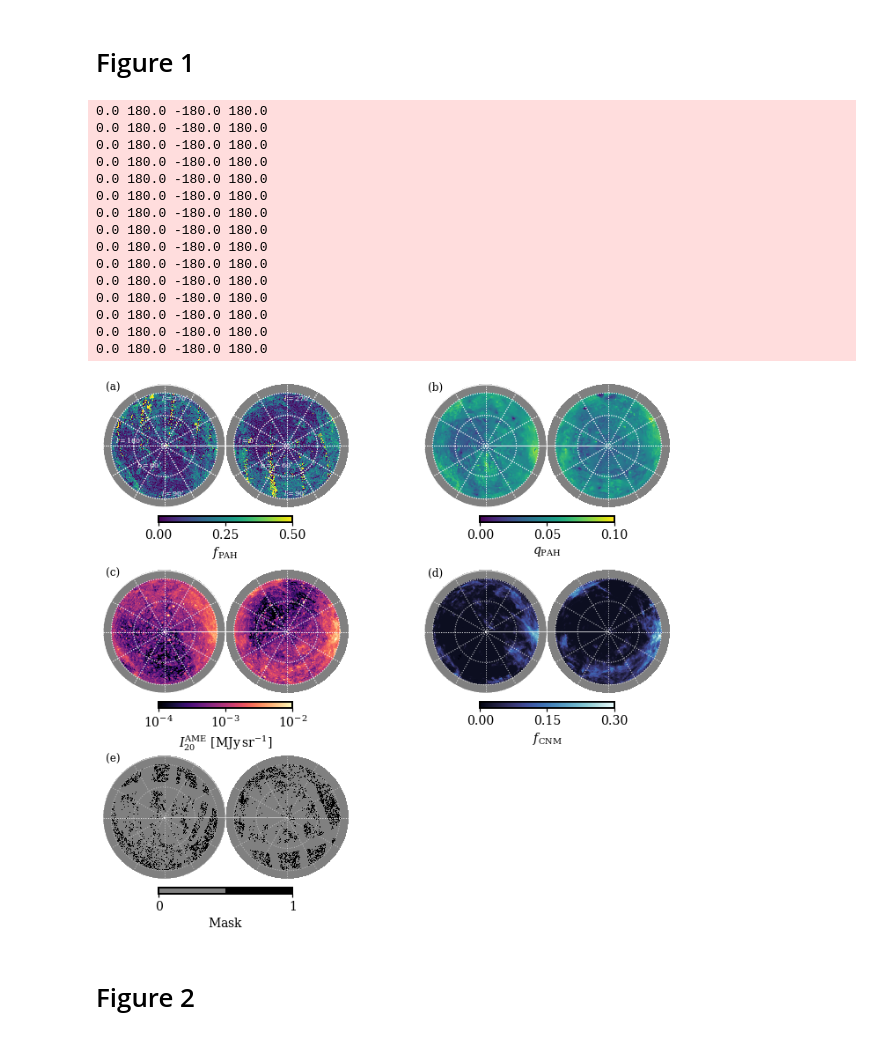
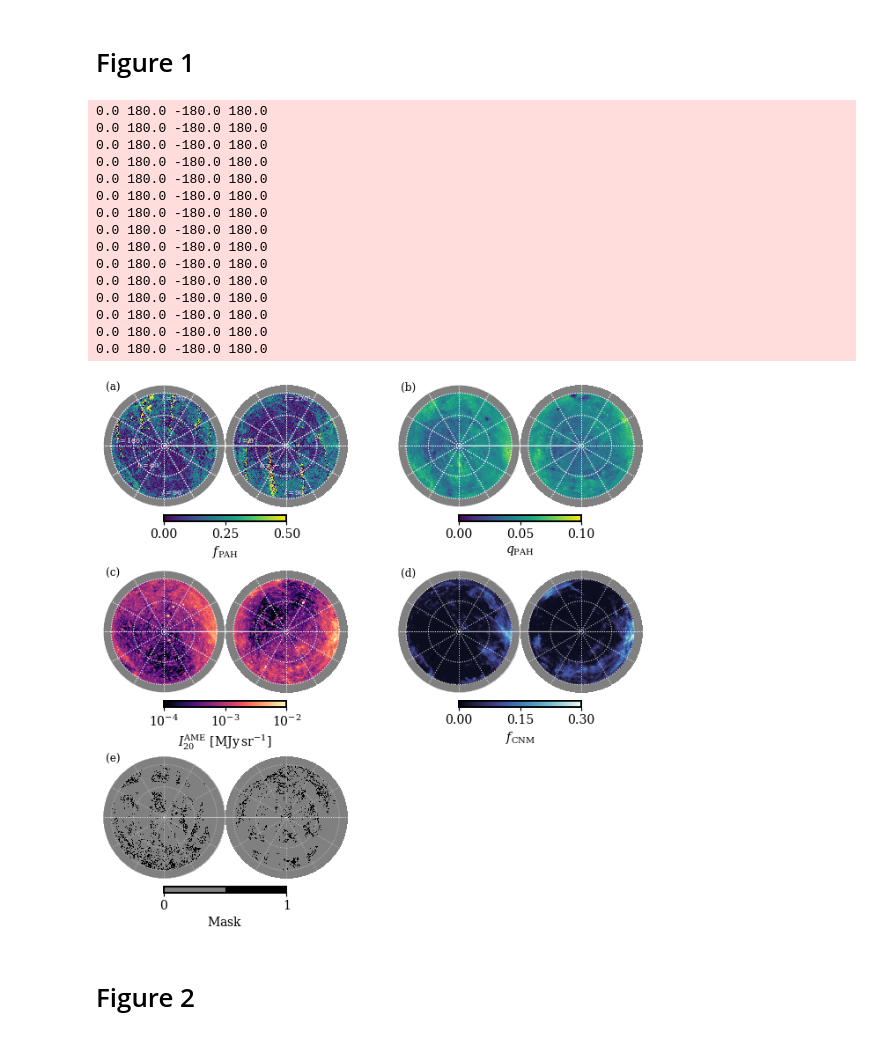
Before and after one commit to cmurray-astro/fcnm_pah_ame, a Jupyter notebook: Create_Figures.ipynb, the cells around one changed output. Saved outputs shown, nothing was run; the diff lists cells and outputs as text; code cells hidden in the pictures.

Commit message:
Added analysis code to notebook to compute numbers for paper. Resized Figure 1

```diff
--- a/Create_Figures.ipynb
+++ b/Create_Figures.ipynb
@@ -101,7 +101,7 @@ IAME_20_fig1[fspots] = np.nan
 # %% [markdown]
 # Figure 1
 # %%
-fig = plt.figure(0,[12,11])
+fig = plt.figure(0,[11,11])
 ax1 = fig.add_subplot(321)
 ax2 = fig.add_subplot(322)
 ax3 = fig.add_subplot(323)
@@ -197,34 +197,34 @@ hp.orthview(tmask, rot=[0,90,90], min=0, max=1, unit=r'${\rm Mask}$', cmap=cmapp
 hp.graticule(color='white', alpha=0.5)
 panele = plt.gcf()
 axe = plt.gca()
 image = axe.get_images()[0]
 image.set_clim(0., 1)
 cbar = panele.colorbar(image, ax=axe, orientation='horizontal',
                       label=r'${\rm Mask}$',
                       ticks=[0.,1], shrink=0.5, pad=0.05)
 
 plt.text(-1.95, 0.9, '(e)')
 
 
 #plt.tight_layout()
 plt.savefig('fig1_v3.pdf', format='pdf', dpi=200, bbox_inches='tight')
 # %% [output]
 0.0 180.0 -180.0 180.0
 0.0 180.0 -180.0 180.0
 0.0 180.0 -180.0 180.0
 0.0 180.0 -180.0 180.0
 0.0 180.0 -180.0 180.0
 0.0 180.0 -180.0 180.0
 0.0 180.0 -180.0 180.0
 0.0 180.0 -180.0 180.0
 0.0 180.0 -180.0 180.0
 0.0 180.0 -180.0 180.0
 0.0 180.0 -180.0 180.0
 0.0 180.0 -180.0 180.0
 0.0 180.0 -180.0 180.0
 0.0 180.0 -180.0 180.0
 0.0 180.0 -180.0 180.0
-[figure, old version]
+[figure, new version]
 # %% [markdown]
 # Figure 2
 # %% [markdown]
```
Also changed, not shown: parts of 11 cells of this notebook.
